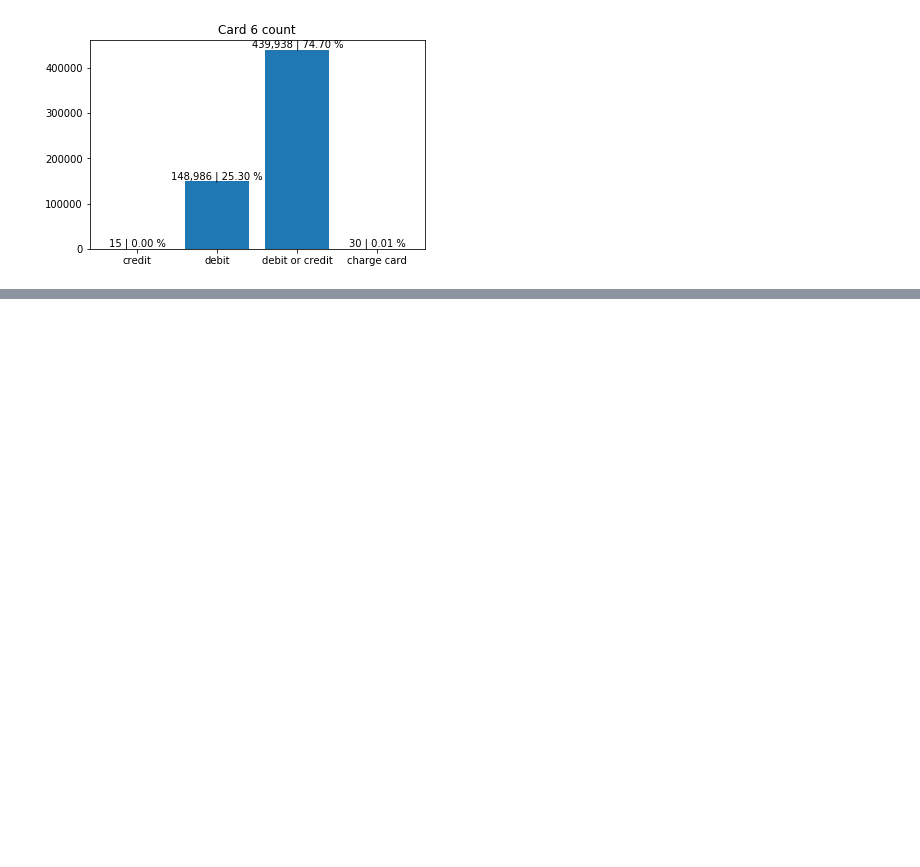
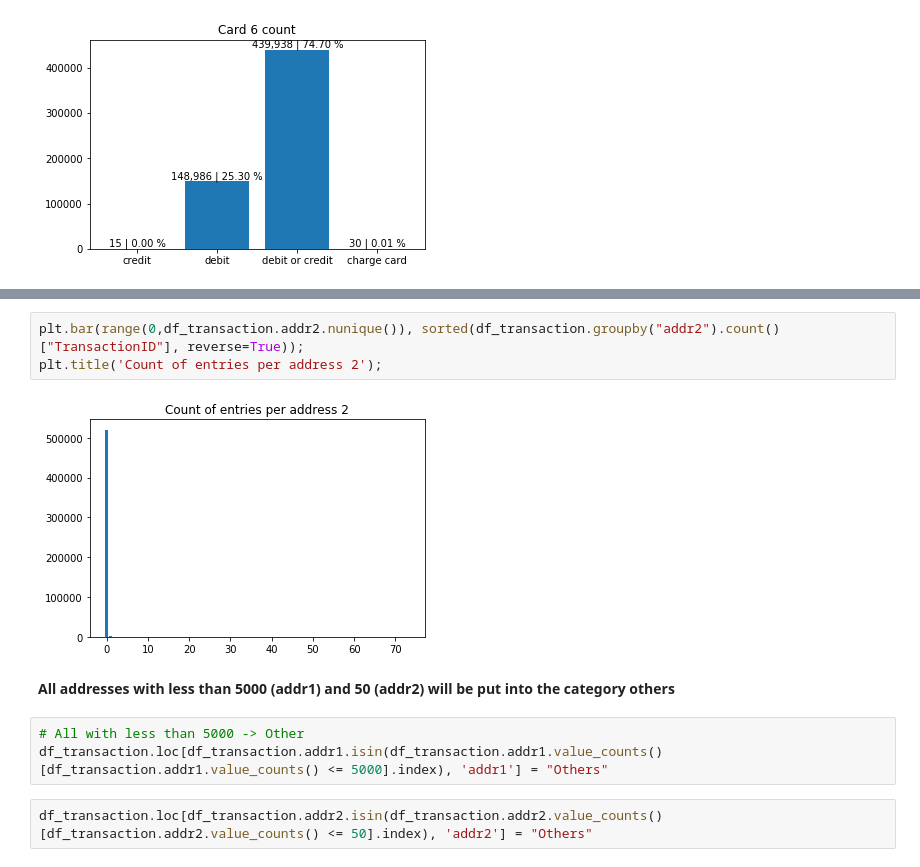
Before and after one commit to AlessandroVol23/ieee_cis_fraud_detection_kaggle, a Jupyter notebook: notebooks/0.1_AV_EDA.ipynb, the cells around one changed output, grey strips where cells are left out. Cells and saved outputs as stored; diff of their text form; blank space fills up the shorter version.

```diff
--- a/notebooks/0.1_AV_EDA.ipynb
+++ b/notebooks/0.1_AV_EDA.ipynb
@@ -341,0 +414,12 @@ for p in g.patches:
+# %%
+plt.bar(range(0,df_transaction.addr2.nunique()), sorted(df_transaction.groupby("addr2").count()["TransactionID"], reverse=True));
+plt.title('Count of entries per address 2');
+# %% [output]
+[figure, added]
+# %% [markdown]
+__All addresses with less than 5000 (addr1) and 50 (addr2) will be put into the category others__
+# %%
+# All with less than 5000 -> Other
+df_transaction.loc[df_transaction.addr1.isin(df_transaction.addr1.value_counts()[df_transaction.addr1.value_counts() <= 5000].index), 'addr1'] = "Others"
+# %%
+df_transaction.loc[df_transaction.addr2.isin(df_transaction.addr2.value_counts()[df_transaction.addr2.value_counts() <= 50].index), 'addr2'] = "Others"
```
Also changed, not shown: parts of 43 cells of this notebook.
